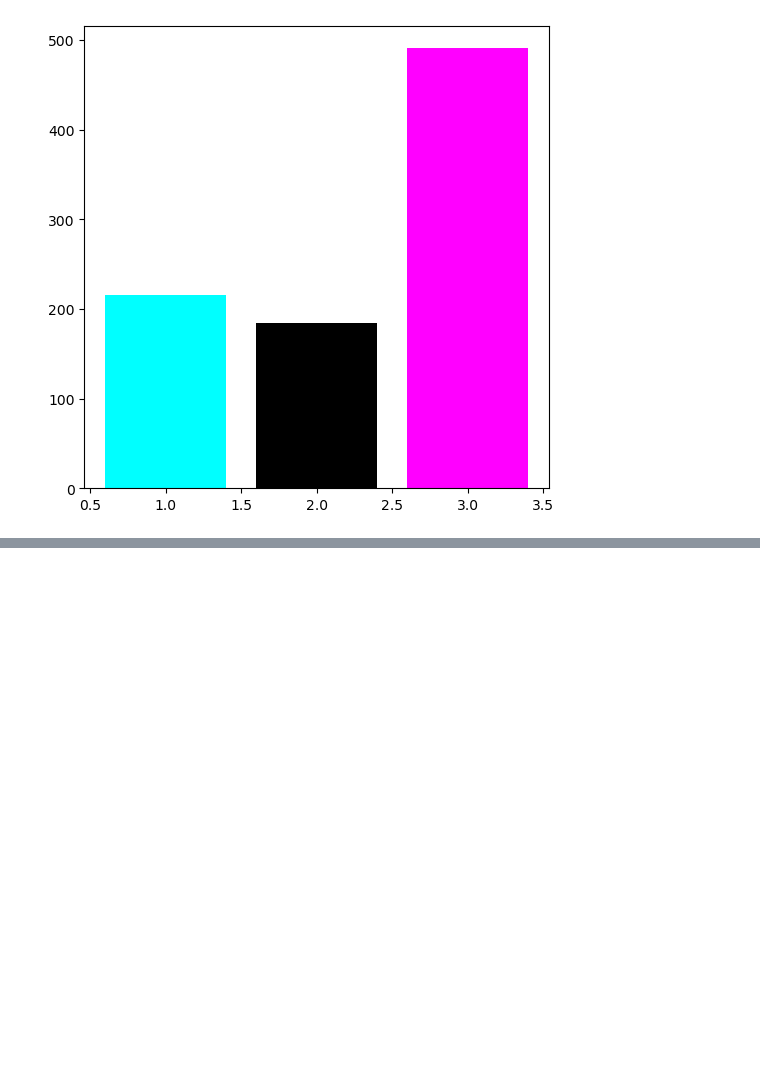
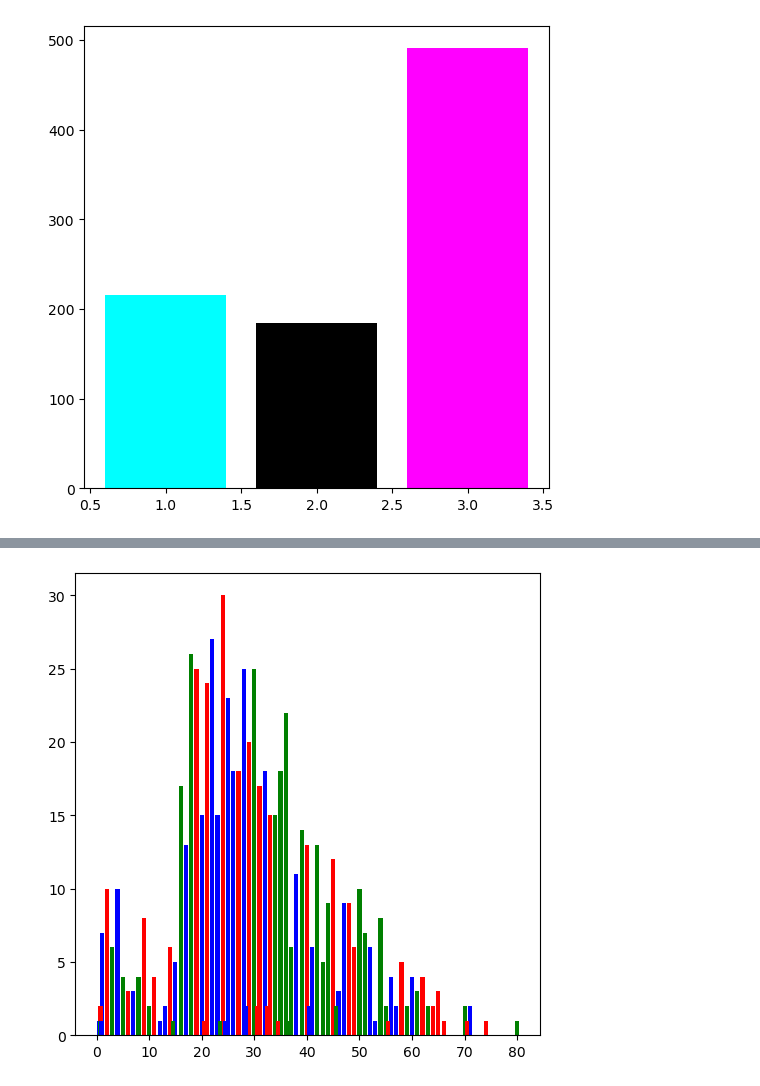
Before and after one commit to Sowmyabharathimullapudi/codesoft_intern, a Jupyter notebook: Task-1(Titanic)-checkpoint.ipynb, the cells around one changed output, grey strips where cells are left out. Cells and saved outputs as stored; diff of their text form; code cells hidden in the pictures; blank space fills up the shorter version.

```diff
--- a/Task-1(Titanic)-checkpoint.ipynb
+++ b/Task-1(Titanic)-checkpoint.ipynb
@@ -177,0 +205,6 @@ task_Titanic..value_counts
+# %%
+plt.figure(figsize=(6,6))
+plt.bar(list(task_Titanic.Age.value_counts().keys()),list(task_Titanic.Age.value_counts()),color=['r','b','g'])
+plt.show()
+# %% [output]
+[figure, added]
```
Also changed, not shown: parts of 17 cells of this notebook.
